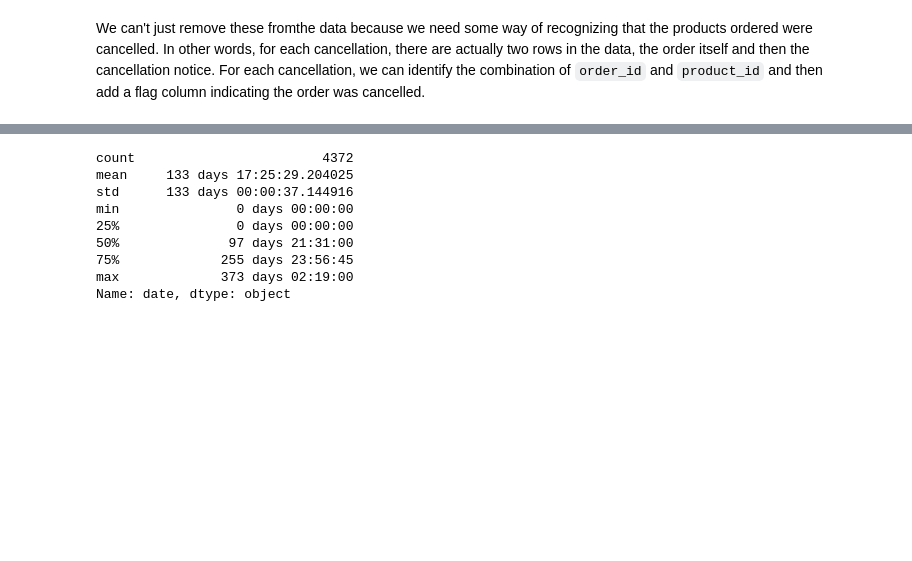
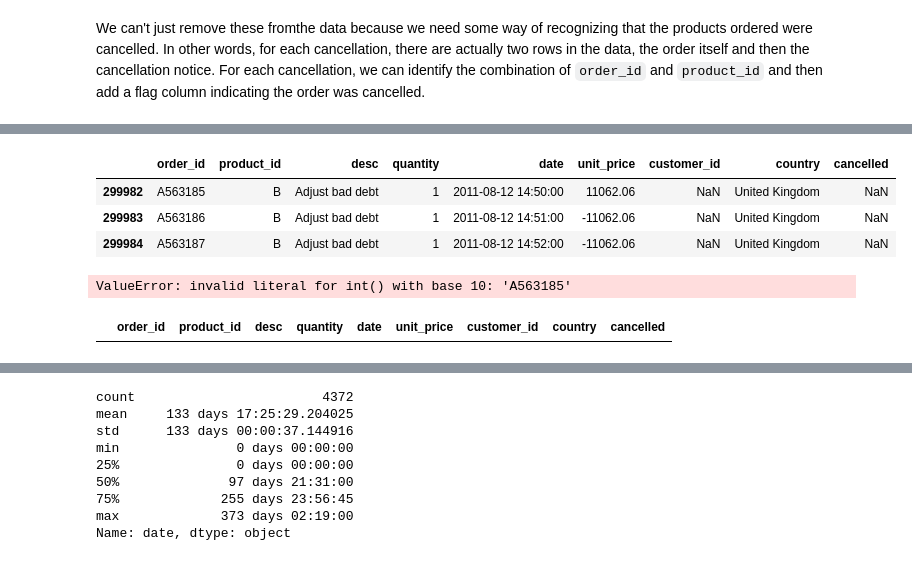
Before and after one commit to alteryx/Automated-Manual-Comparison, a Jupyter notebook: retail/notebooks/Manual.ipynb, the cells around one changed output, grey strips where cells are left out. Saved outputs shown, nothing was run; the diff lists cells and outputs as text; code cells hidden in the pictures; blank space fills up the shorter version.

```diff
--- a/retail/notebooks/Manual.ipynb
+++ b/retail/notebooks/Manual.ipynb
@@ -43,0 +64,16 @@ for order_id, product_id in cancelled_orders_products:
+# %%
+data[data['order_id'].str.startswith('A')]
+# %% [output]
+|  | order_id | product_id | desc | quantity | date | unit_price | customer_id | country | cancelled |
+| 299982 | A563185 | B | Adjust bad debt | 1 | 2011-08-12 14:50:00 | 11062.06 | NaN | United Kingdom | NaN |
+| 299983 | A563186 | B | Adjust bad debt | 1 | 2011-08-12 14:51:00 | -11062.06 | NaN | United Kingdom | NaN |
+| 299984 | A563187 | B | Adjust bad debt | 1 | 2011-08-12 14:52:00 | -11062.06 | NaN | United Kingdom | NaN |
+# %%
+data = data[~data['order_id'].str.startswith('C')]
+data['order_id'] = data['order_id'].astype(int)
+# %% [output]
+ValueError: invalid literal for int() with base 10: 'A563185'
+# %%
+data[data['order_id'].isin(cancelled_order_ids)]
+# %% [output]
+|  | order_id | product_id | desc | quantity | date | unit_price | customer_id | country | cancelled |
```
Also changed, not shown: parts of 11 cells of this notebook, 3 other files.
